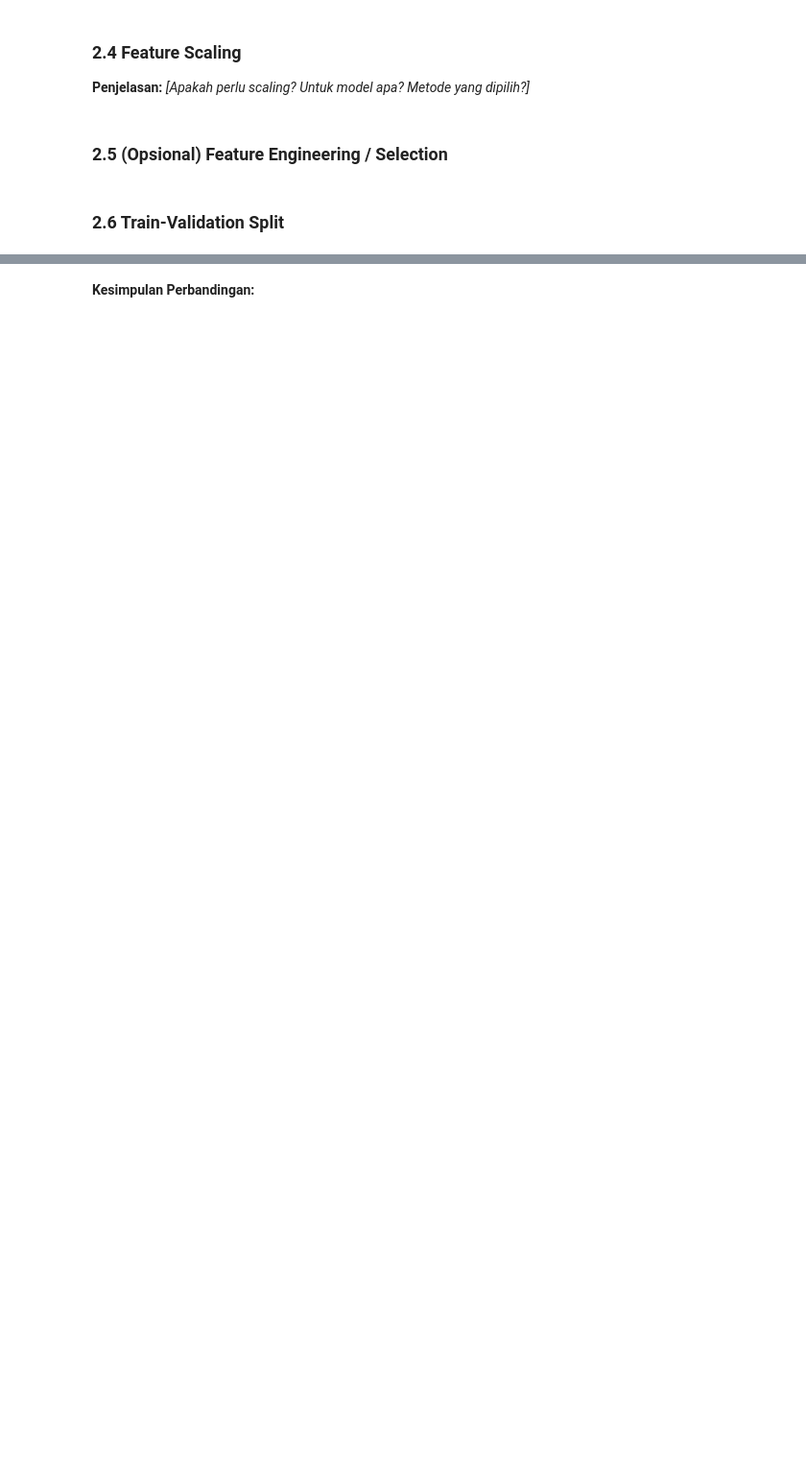
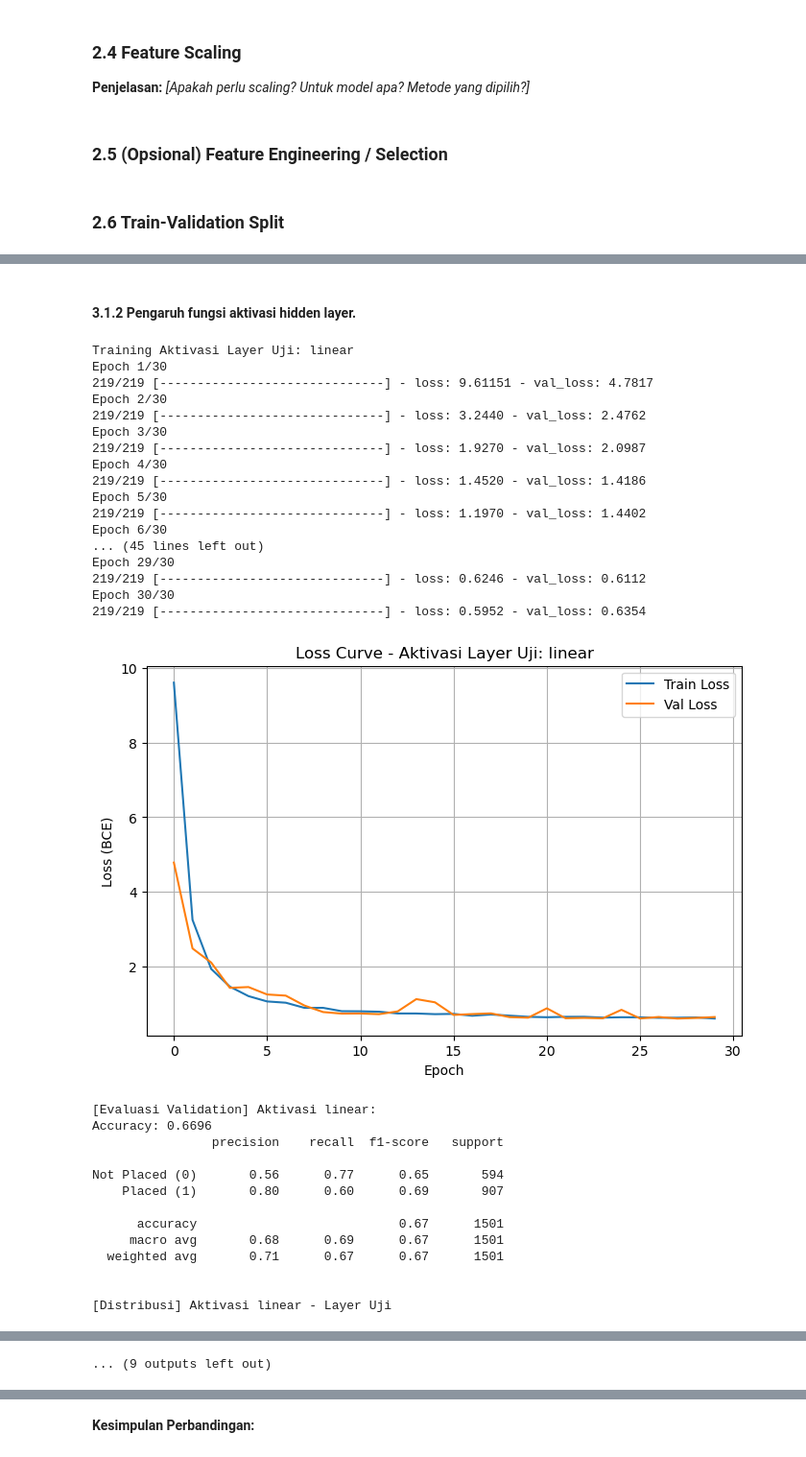
Before and after one commit to iammadsfq/Tubes1-ML-FFNN-G60, a Jupyter notebook: src/notebook.ipynb, the cells around one changed output, grey strips where cells are left out. Shown at 96% size. Drawn from its saved outputs; the diff is of its cells as text; code cells hidden in the pictures; blank space fills up the shorter version.

```diff
--- a/src/notebook.ipynb
+++ b/src/notebook.ipynb
@@ -349,0 +570,56 @@ weighted avg       0.75      0.75      0.75      2000
+# %% [markdown]
+#### 3.1.2 Pengaruh fungsi aktivasi hidden layer.
+# %%
+# Base arsitektur: Input -> Hidden1 -> Hidden2 (Layer Uji) -> Hidden3 -> Output
+config_act = [nin, 16, 16, 16, 1]
+
+activation_functions = ['linear', 'relu', 'sigmoid', 'tanh']
+models_act = {}
+
+for act in activation_functions:
+    print(f"\nTraining Aktivasi Layer Uji: {act}")
+    acts = ['relu', act, 'relu', 'sigmoid']
+
+    model_a = FFNN(layers_config=config_act, activations=acts, loss_function='bce', random_state=RANDOM_STATE)
+    history_a = model_a.fit(X_train, y_train, X_val, y_val, solver='sgd', lr=0.001, epochs=30, batch_size=32, verbose=1)
+
+    models_act[act] = model_a
+    plot_loss_curve(history_a, title=f"Loss Curve - Aktivasi Layer Uji: {act}")
+    print(f"\n[Evaluasi Validation] Aktivasi {act}:")
+    evaluate_model(model_a, X_val, y_val)
+
+    print(f"\n[Distribusi] Aktivasi {act} - Layer Uji")
+    model_a.plot_weights_distribution(layer_indices=[1])
+    model_a.plot_gradients_distribution(layer_indices=[1])
+# %% [output]
+Training Aktivasi Layer Uji: linear
+Epoch 1/30
+219/219 [------------------------------] - loss: 9.61151 - val_loss: 4.7817
+Epoch 2/30
+219/219 [------------------------------] - loss: 3.2440 - val_loss: 2.4762
+Epoch 3/30
+219/219 [------------------------------] - loss: 1.9270 - val_loss: 2.0987
+Epoch 4/30
+219/219 [------------------------------] - loss: 1.4520 - val_loss: 1.4186
+Epoch 5/30
+219/219 [------------------------------] - loss: 1.1970 - val_loss: 1.4402
+Epoch 6/30
+... (45 lines left out)
+Epoch 29/30
+219/219 [------------------------------] - loss: 0.6246 - val_loss: 0.6112
+Epoch 30/30
+219/219 [------------------------------] - loss: 0.5952 - val_loss: 0.6354
+[figure, added]
+[Evaluasi Validation] Aktivasi linear:
+Accuracy: 0.6696
+                precision    recall  f1-score   support
+
+Not Placed (0)       0.56      0.77      0.65       594
+    Placed (1)       0.80      0.60      0.69       907
+
+      accuracy                           0.67      1501
+     macro avg       0.68      0.69      0.67      1501
+  weighted avg       0.71      0.67      0.67      1501
+
+
+[Distribusi] Aktivasi linear - Layer Uji
@@ -349,0 +679 @@ weighted avg       0.75      0.75      0.75      2000
+... (9 outputs left out)
```
Also changed, not shown: parts of 43 cells of this notebook.
